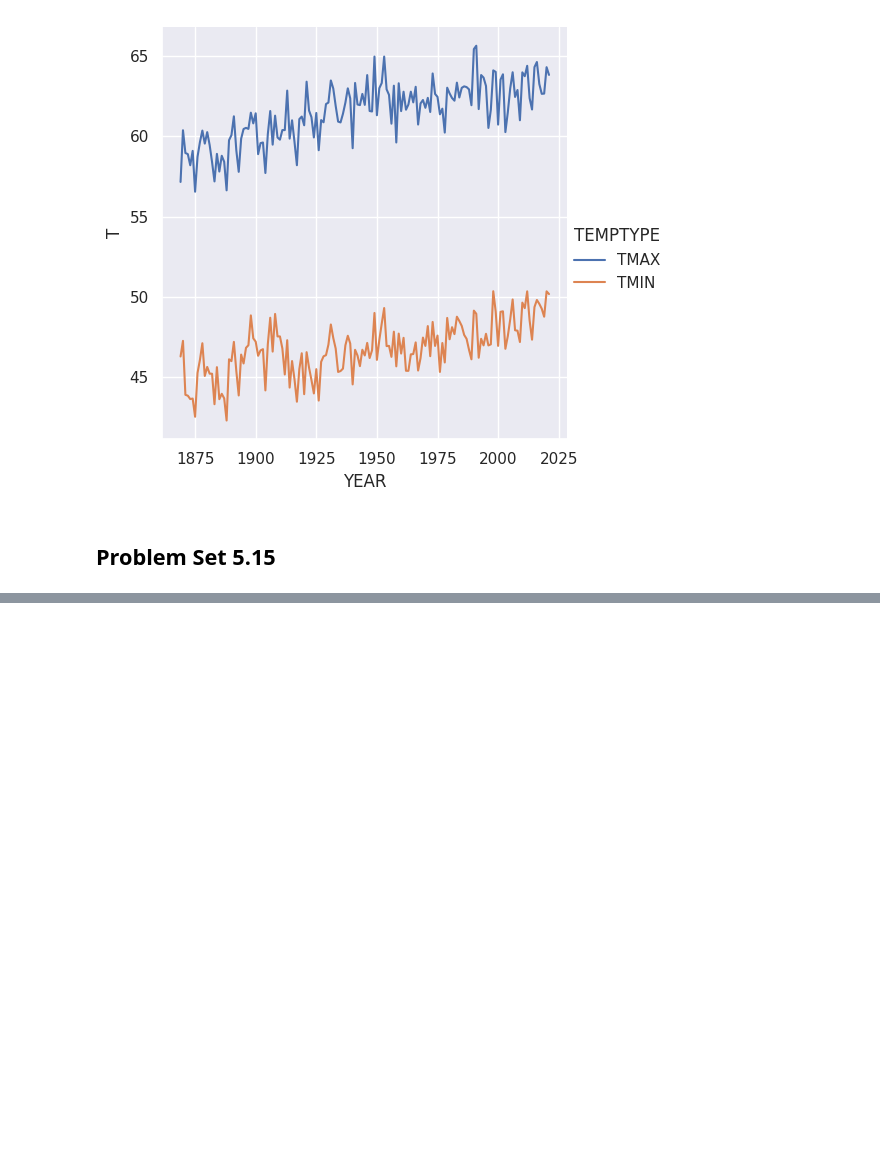
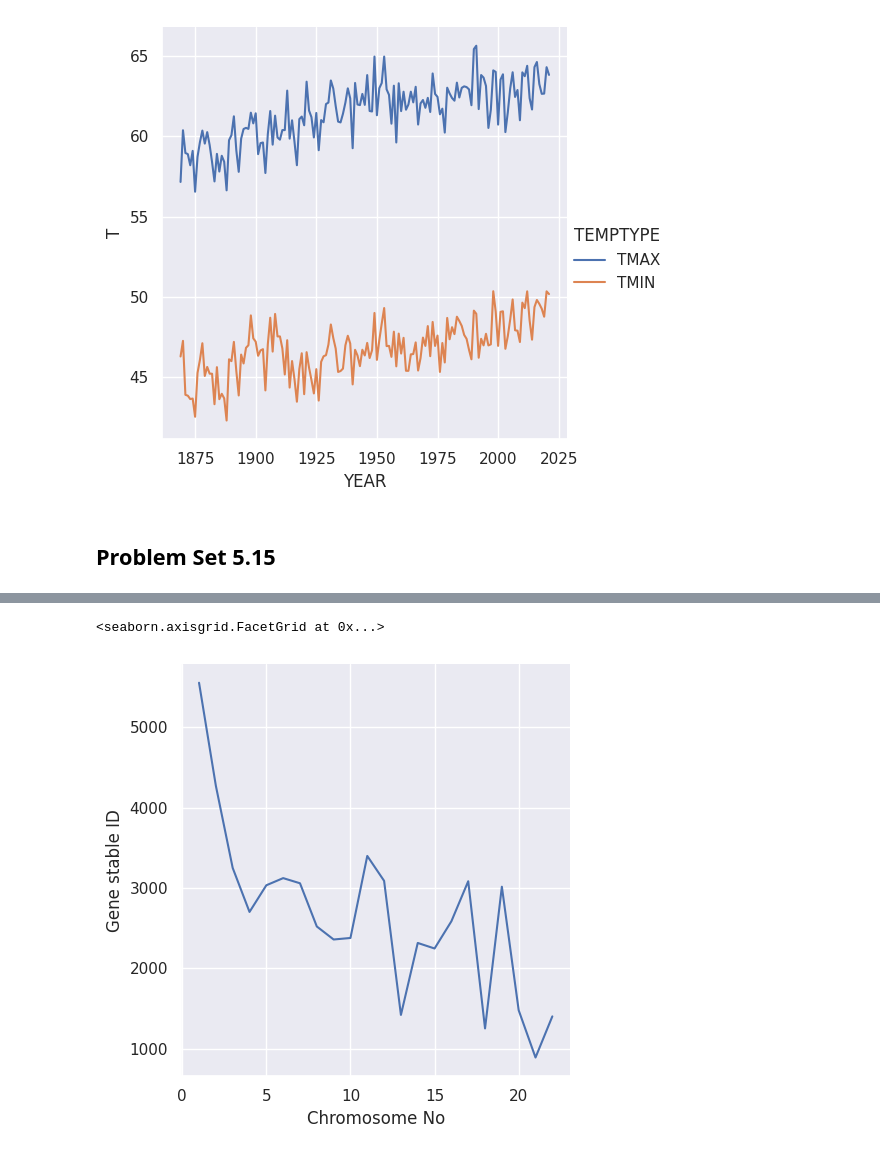
Before and after one commit to SPS-SP2273/learning-portfolio-shawn1368, a Jupyter notebook: Yuan Zhe's Problems/problem_set_5.ipynb, the cells around one changed output, grey strips where cells are left out. Cells and saved outputs as stored; diff of their text form; code cells hidden in the pictures; blank space fills up the shorter version.

```diff
--- a/Yuan Zhe's Problems/problem_set_5.ipynb
+++ b/Yuan Zhe's Problems/problem_set_5.ipynb
@@ -286,0 +360,5 @@ sns.relplot(kind="line", data=df_env_sns, x="YEAR", y="T", hue="TEMPTYPE")
+# %%
+sns.relplot(kind="line", data=df_genes_chr_grouped, x="Chromosome No", y="Gene stable ID")
+# %% [output]
+<seaborn.axisgrid.FacetGrid at 0x...>
+[figure, added]
```
Also changed, not shown: parts of 8 cells of this notebook, 2 other files.
